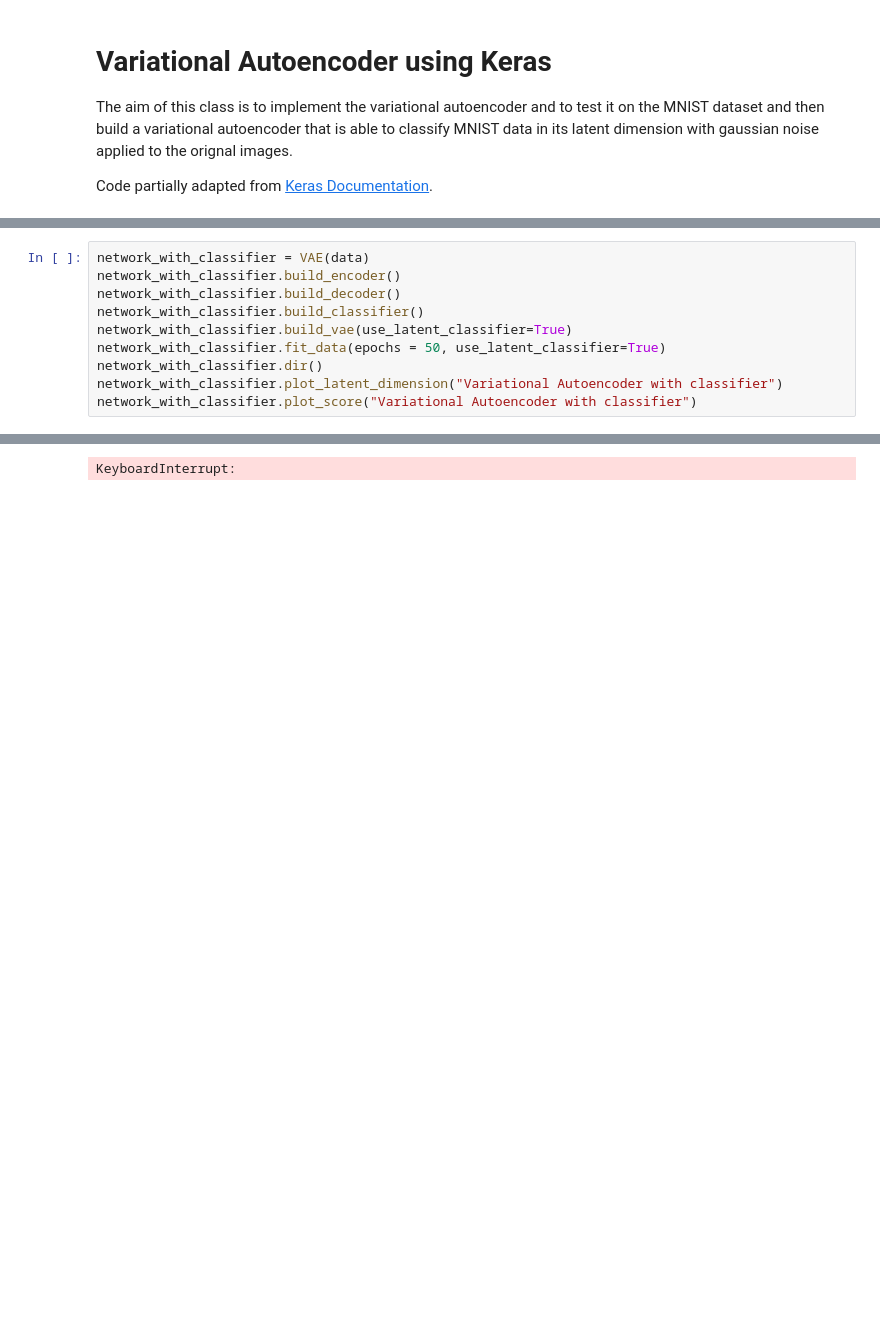
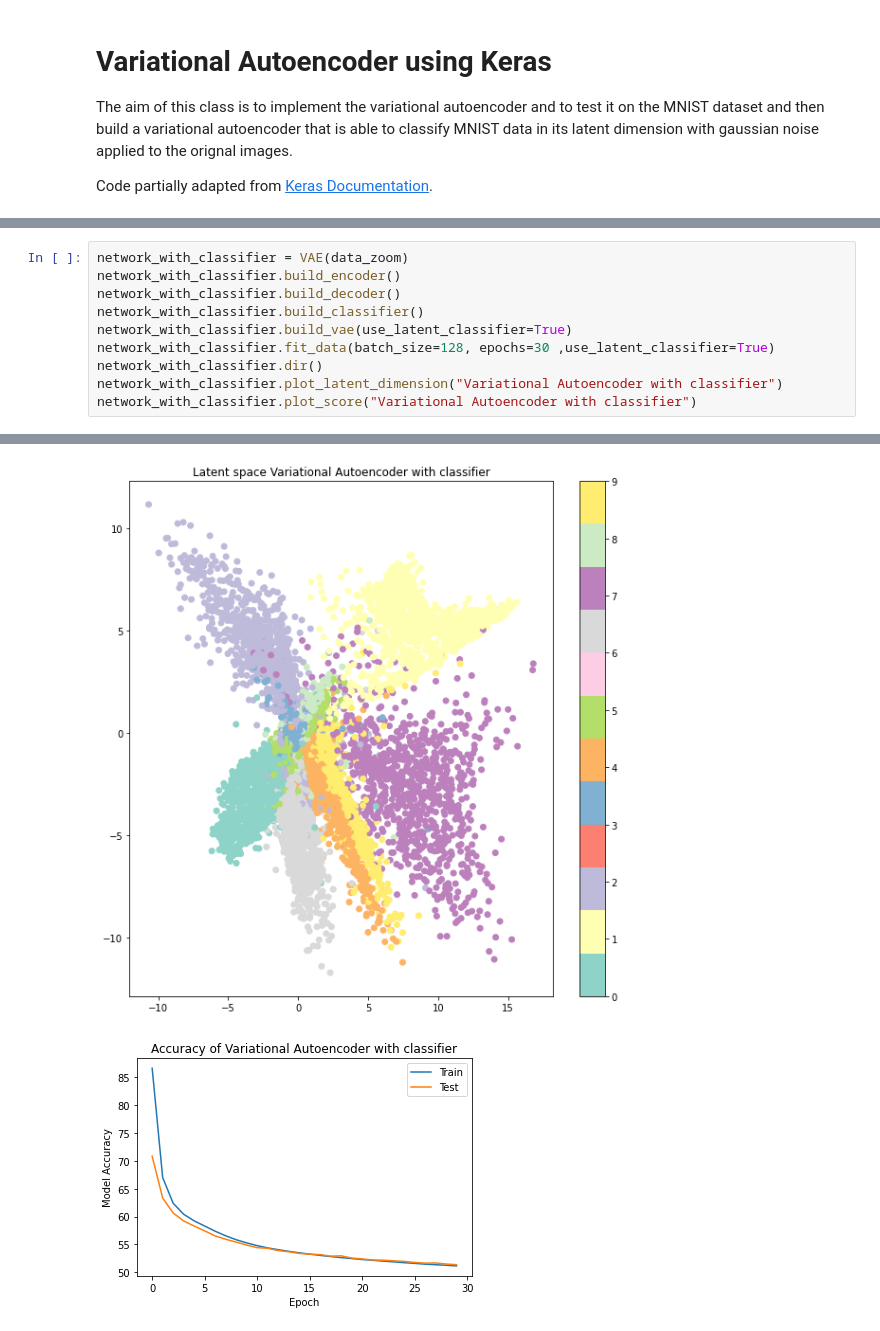
Before and after one commit to LorenzoValente3/Autoencoder-for-FPGA, a Jupyter notebook: VAE.ipynb, the cells around one changed output, grey strips where cells are left out. Cells and saved outputs as stored; diff of their text form; blank space fills up the shorter version.

```diff
--- a/VAE.ipynb
+++ b/VAE.ipynb
@@ -258,10 +274,10 @@ Epoch 40/40
 # %%
-network_with_classifier = VAE(data)
+network_with_classifier = VAE(data_zoom)
 network_with_classifier.build_encoder()
 network_with_classifier.build_decoder()
 network_with_classifier.build_classifier()
 network_with_classifier.build_vae(use_latent_classifier=True)
-network_with_classifier.fit_data(epochs = 50, use_latent_classifier=True)
+network_with_classifier.fit_data(batch_size=128, epochs=30 ,use_latent_classifier=True)
 network_with_classifier.dir()
 network_with_classifier.plot_latent_dimension("Variational Autoencoder with classifier")
 network_with_classifier.plot_score("Variational Autoencoder with classifier")
@@ -286 +302,2 @@ Epoch 4/50
-KeyboardInterrupt:
+[figure, added]
+[figure, added]
```
Also changed, not shown: parts of 8 cells of this notebook, 42 other files.
